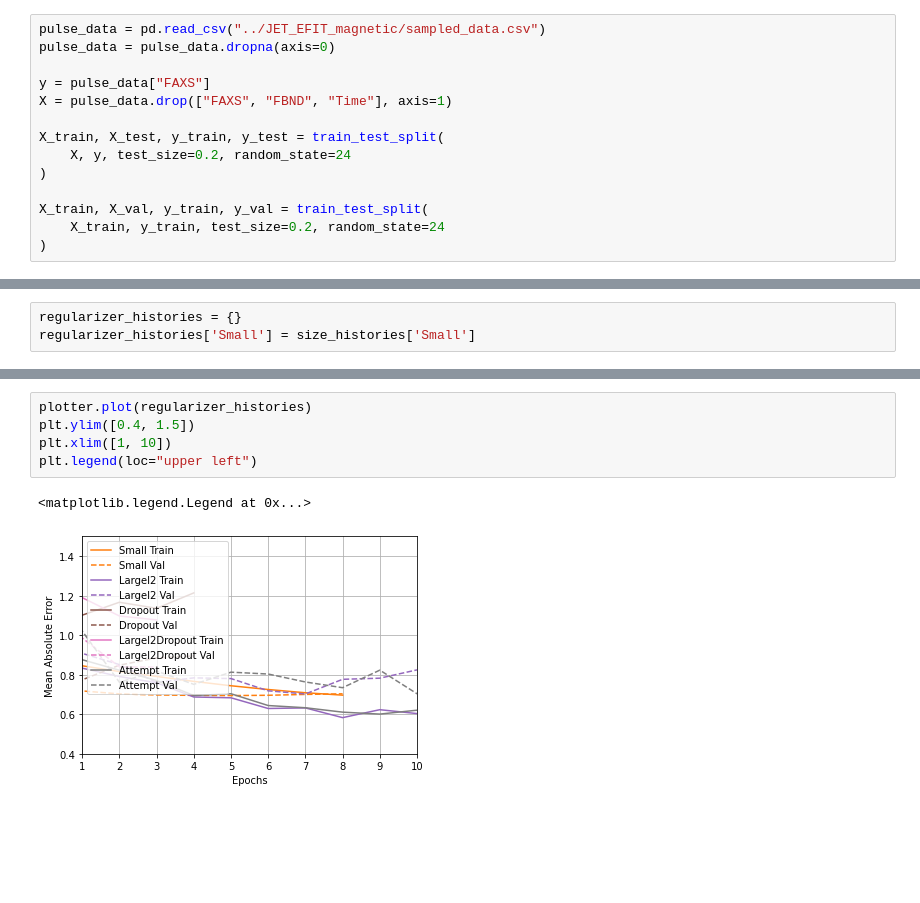
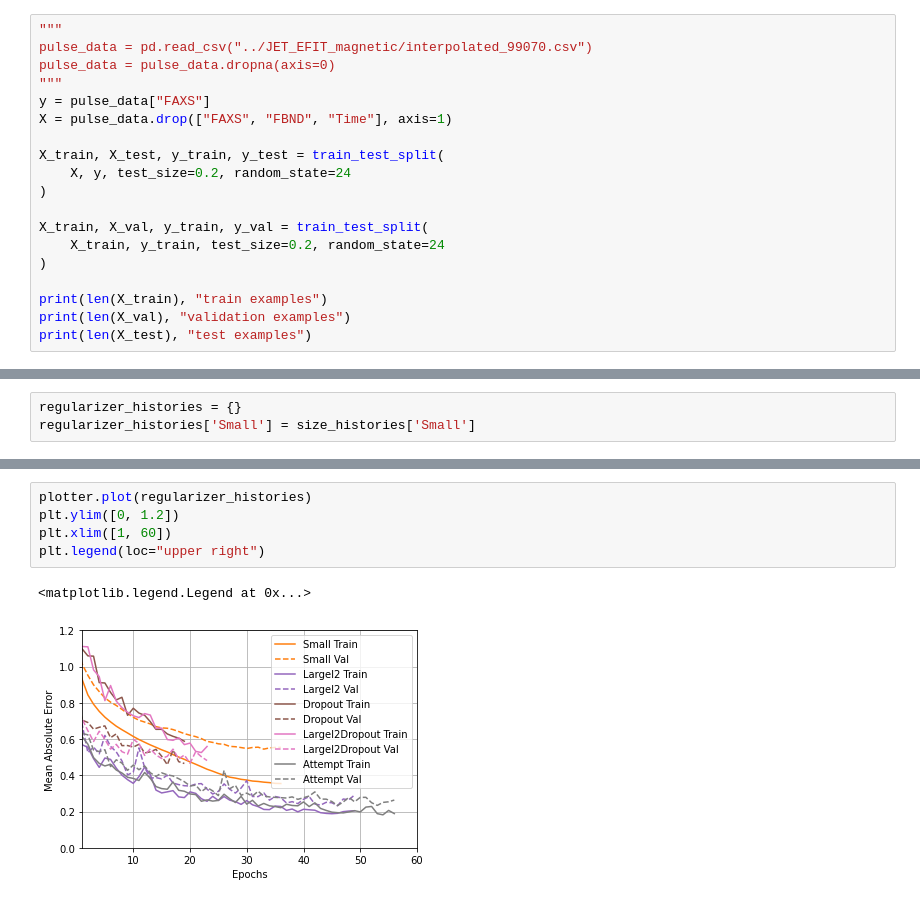
Before and after one commit to esl-lewis/ml-surrogate-fusion, a Jupyter notebook: ml_models/surrogate_overfitting_tests.ipynb, the cells around one changed output, grey strips where cells are left out. Saved outputs shown, nothing was run; the diff lists cells and outputs as text; blank space fills up the shorter version.

```diff
--- a/ml_models/surrogate_overfitting_tests.ipynb
+++ b/ml_models/surrogate_overfitting_tests.ipynb
@@ -59,7 +92,8 @@ def df_to_dataset(dataframe_X, dataframe_y, shuffle=True, batch_size=BATCH_SIZE)
 # %%
-pulse_data = pd.read_csv("../JET_EFIT_magnetic/sampled_data.csv")
+"""
+pulse_data = pd.read_csv("../JET_EFIT_magnetic/interpolated_99070.csv")
 pulse_data = pulse_data.dropna(axis=0)
-
+"""
 y = pulse_data["FAXS"]
 X = pulse_data.drop(["FAXS", "FBND", "Time"], axis=1)
 
@@ -70,3 +104,7 @@ X_train, X_test, y_train, y_test = train_test_split(
 X_train, X_val, y_train, y_val = train_test_split(
     X_train, y_train, test_size=0.2, random_state=24
 )
+
+print(len(X_train), "train examples")
+print(len(X_val), "validation examples")
+print(len(X_test), "test examples")
@@ -416,9 +459,9 @@ Non-trainable params: 71
 _________________________________________________________________
 # %%
 plotter.plot(regularizer_histories)
-plt.ylim([0.4, 1.5])
-plt.xlim([1, 10])
-plt.legend(loc="upper left")
+plt.ylim([0, 1.2])
+plt.xlim([1, 60])
+plt.legend(loc="upper right")
 # %% [output]
 <matplotlib.legend.Legend at 0x...>
-[figure, old version]
+[figure, new version]
```
Also changed, not shown: parts of 25 cells of this notebook, 9 other files.
